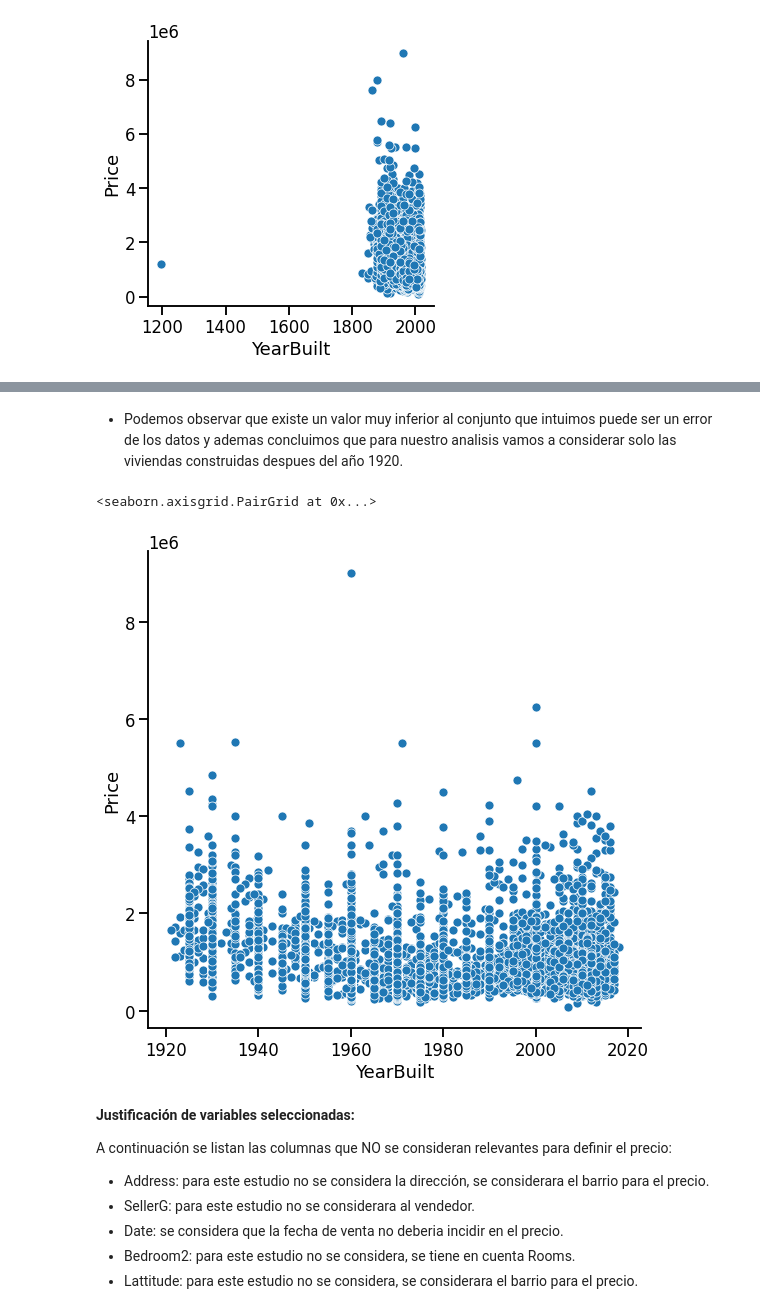
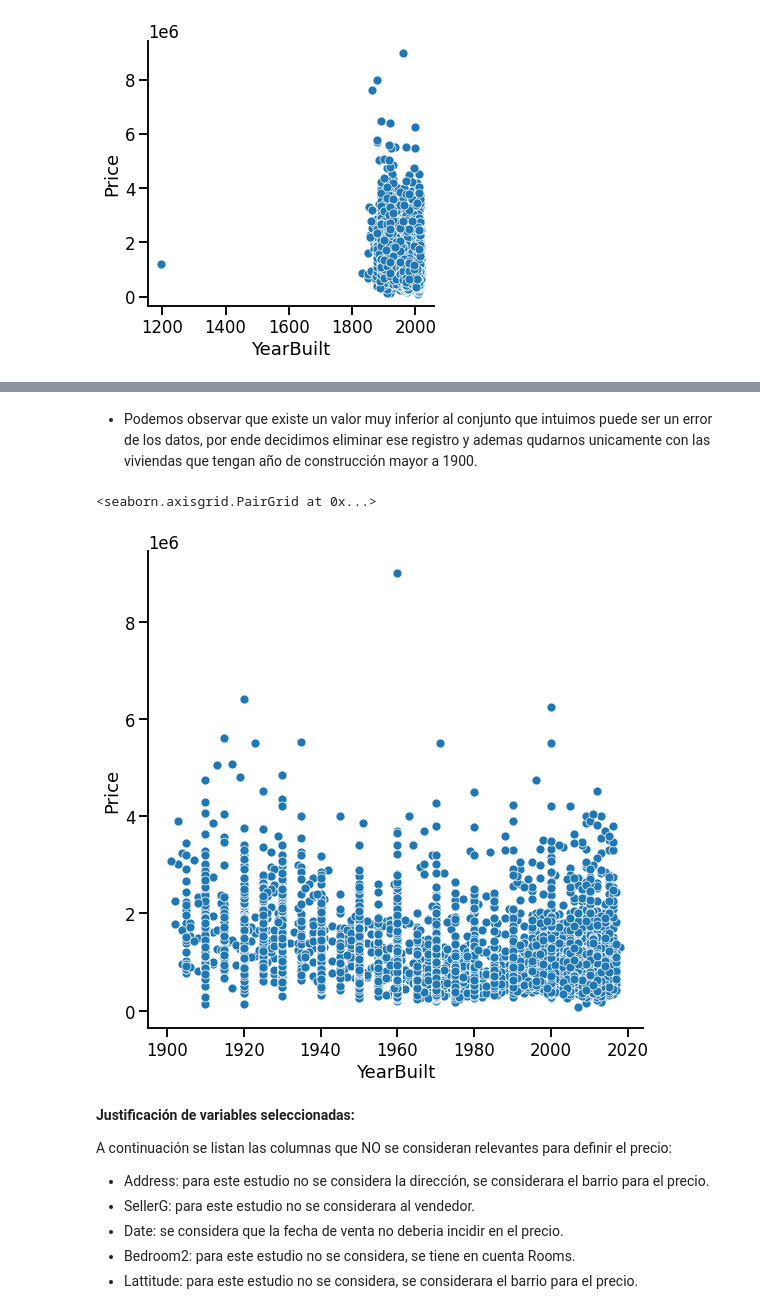
Before and after one commit to CHRISTIANDAGATTI/AEyCD---Grupo-9, a Jupyter notebook: Entregable_parte_1_22.ipynb, the cells around one changed output, grey strips where cells are left out. Drawn from its saved outputs; the diff is of its cells as text; code cells hidden in the pictures.

```diff
--- a/Entregable_parte_1_22.ipynb
+++ b/Entregable_parte_1_22.ipynb
@@ -842,15 +868,15 @@ sns.pairplot(data=melb_df, y_vars=['Price'],
 # %% [markdown]
-  - Podemos observar que existe un valor muy inferior al conjunto que intuimos puede ser un error de los datos y ademas concluimos que para nuestro analisis vamos a considerar solo las viviendas construidas despues del año 1920.
+  - Podemos observar que existe un valor muy inferior al conjunto que intuimos puede ser un error de los datos, por ende decidimos eliminar ese registro y ademas qudarnos unicamente con las viviendas que tengan año de construcción mayor a 1900.
 # %%
-#Recortando el año de construcción desde 1920
-Year_df = melb_df[(melb_df['YearBuilt']>1920)]
+#Observemos los datos recortando el año de construcción desde 1900
+Year_df = melb_df[(melb_df['YearBuilt']>1900)]
 #Graficamos la relacion Price - YearBuilt
 sns.pairplot(data=Year_df, y_vars=['Price'],
                  x_vars=['YearBuilt'],
                  aspect=1, height=8)
 # %% [output]
 <seaborn.axisgrid.PairGrid at 0x...>
-[figure, old version]
+[figure, new version]
 # %% [markdown]
 **Justificación de variables seleccionadas:**
 
```
Also changed, not shown: parts of 27 cells of this notebook.
